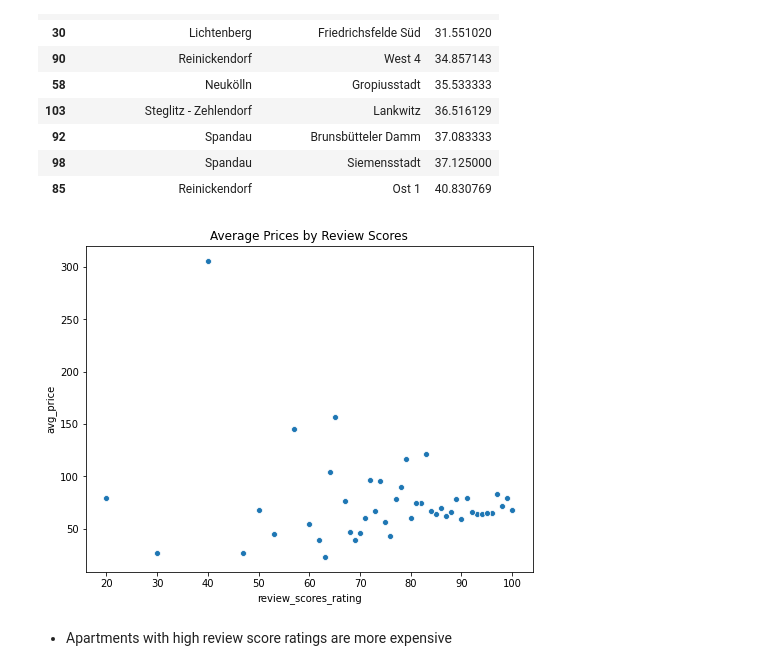
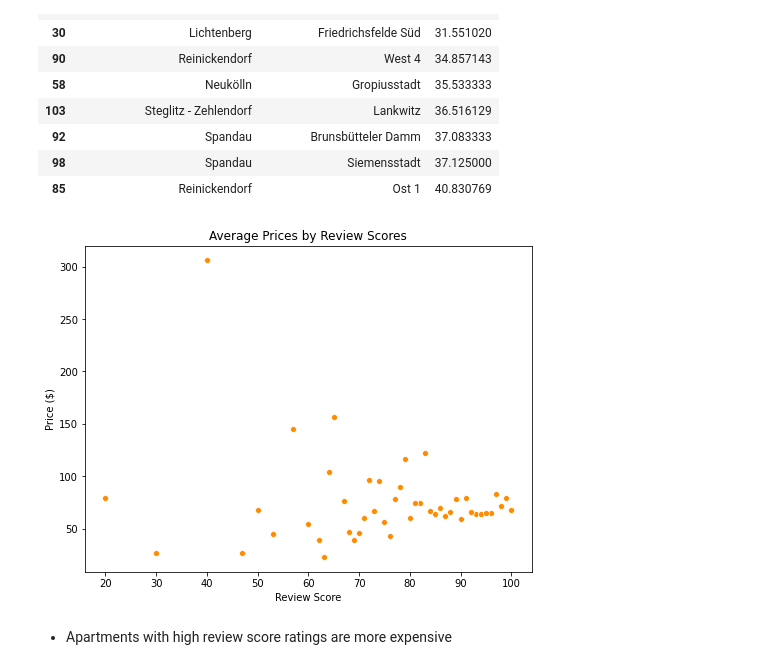
Before and after one commit to wkirui/Airbnb-Price-Prediction, a Jupyter notebook: Airbnb Data Data Processing.ipynb, the cells around one changed output. Cells and saved outputs as stored; diff of their text form; code cells hidden in the pictures.

```diff
--- a/Airbnb Data Data Processing.ipynb
+++ b/Airbnb Data Data Processing.ipynb
@@ -229,15 +228,17 @@ listings_data.groupby(['neighbourhood_group_cleansed','neighbourhood_cleansed'])
 # %%
 # plot average prices by review score rating
 review_score_rating_sum = listings_data.groupby(['review_scores_rating'])['price'].mean().rename('avg_price').reset_index().sort_values(by='avg_price')
 
 #plot distribution
 fig,ax=plt.subplots(figsize=(8,6))
-sns.scatterplot('review_scores_rating','avg_price',data=review_score_rating_sum,ax=ax)
+sns.scatterplot('review_scores_rating','avg_price',color='darkorange',data=review_score_rating_sum,ax=ax)
 # plt.ylim(0,200)
 plt.title("Average Prices by Review Scores")
+plt.ylabel('Price ($)')
+plt.xlabel('Review Score')
 plt.show()
 # %% [output]
-[figure, old version]
+[figure, new version]
 # %% [markdown]
 - Apartments with high review score ratings are more expensive
 # %% [markdown]
```
Also changed, not shown: parts of 7 cells of this notebook.
